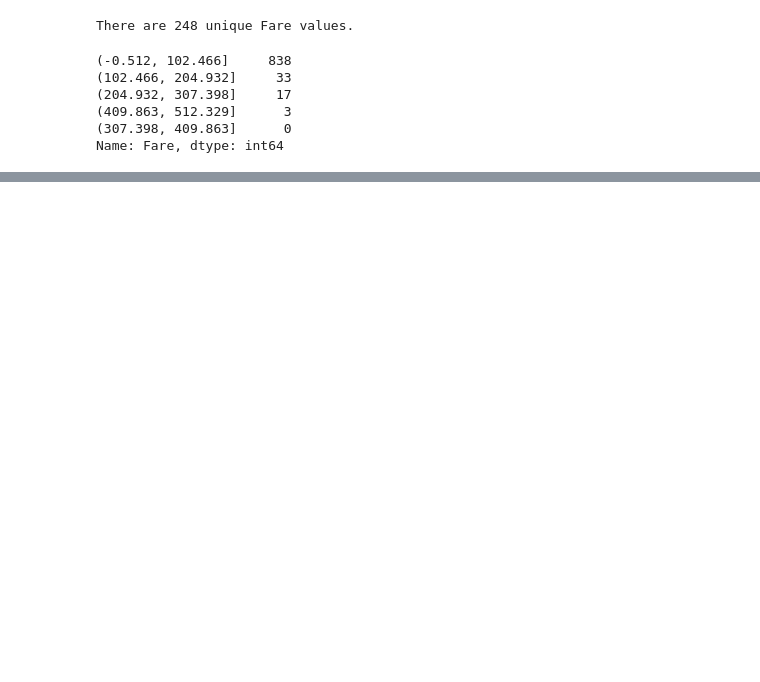
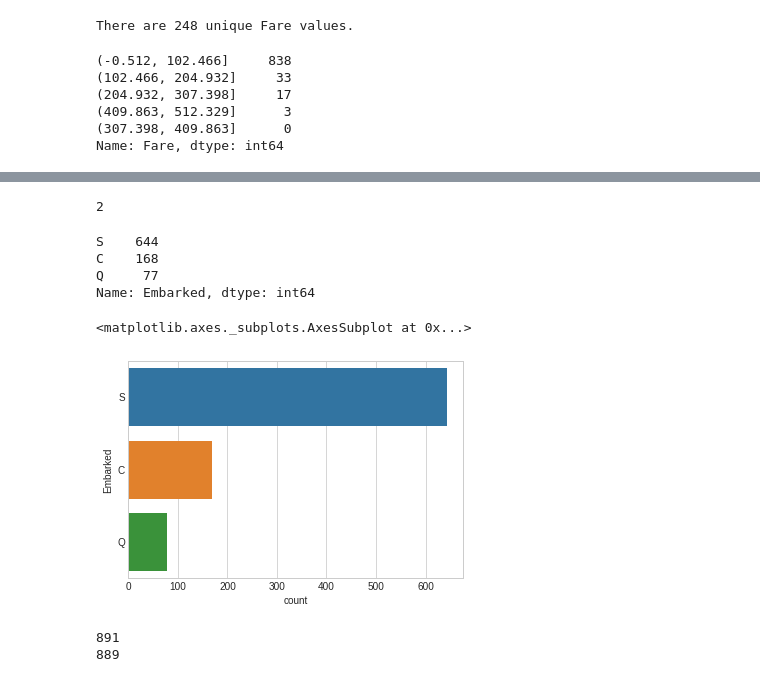
Before and after one commit to VallabhK/TitanicKaggle, a Jupyter notebook: Titanic_MLfromDisaster.ipynb, the cells around one changed output, grey strips where cells are left out. Drawn from its saved outputs; the diff is of its cells as text; code cells hidden in the pictures; blank space fills up the shorter version.

Commit message:
Feature analysis: Embarked, Cabin

```diff
--- a/Titanic_MLfromDisaster.ipynb
+++ b/Titanic_MLfromDisaster.ipynb
@@ -427,0 +457,17 @@ plot_count_dist(data=train,
+# %%
+#Let's analyse Embarked feature
+train.Embarked.isnull().sum()
+# %% [output]
+2
+# %%
+train.Embarked.value_counts() #This is a categorical variable
+# %% [output]
+S    644
+C    168
+Q     77
+Name: Embarked, dtype: int64
+# %%
+sns.countplot(y='Embarked', data=train)
+# %% [output]
+<matplotlib.axes._subplots.AxesSubplot at 0x...>
+[figure, added]
@@ -427,0 +478,9 @@ plot_count_dist(data=train,
+# %%
+# Remove Embarked rows which are missing values
+print(len(df_con))
+df_con = df_con.dropna(subset=['Embarked'])
+df_bin = df_bin.dropna(subset=['Embarked'])
+print(len(df_con))
+# %% [output]
+891
+889
```
Also changed, not shown: parts of 16 cells of this notebook.
